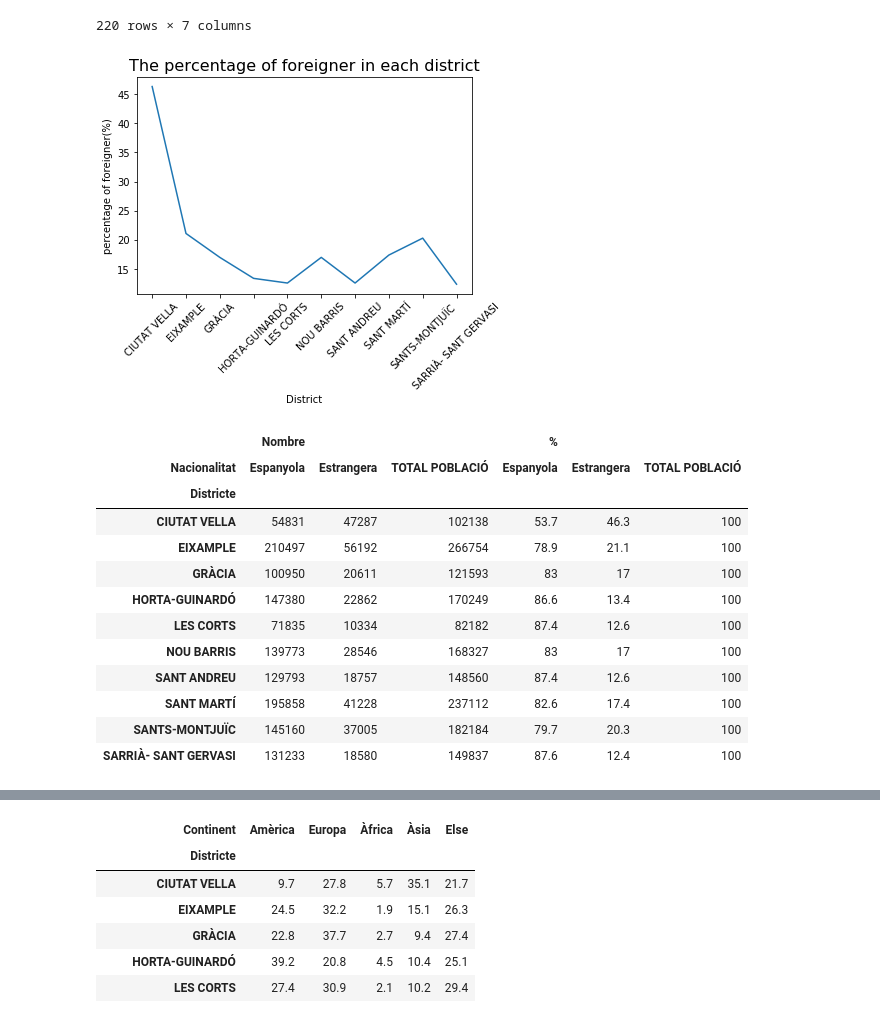
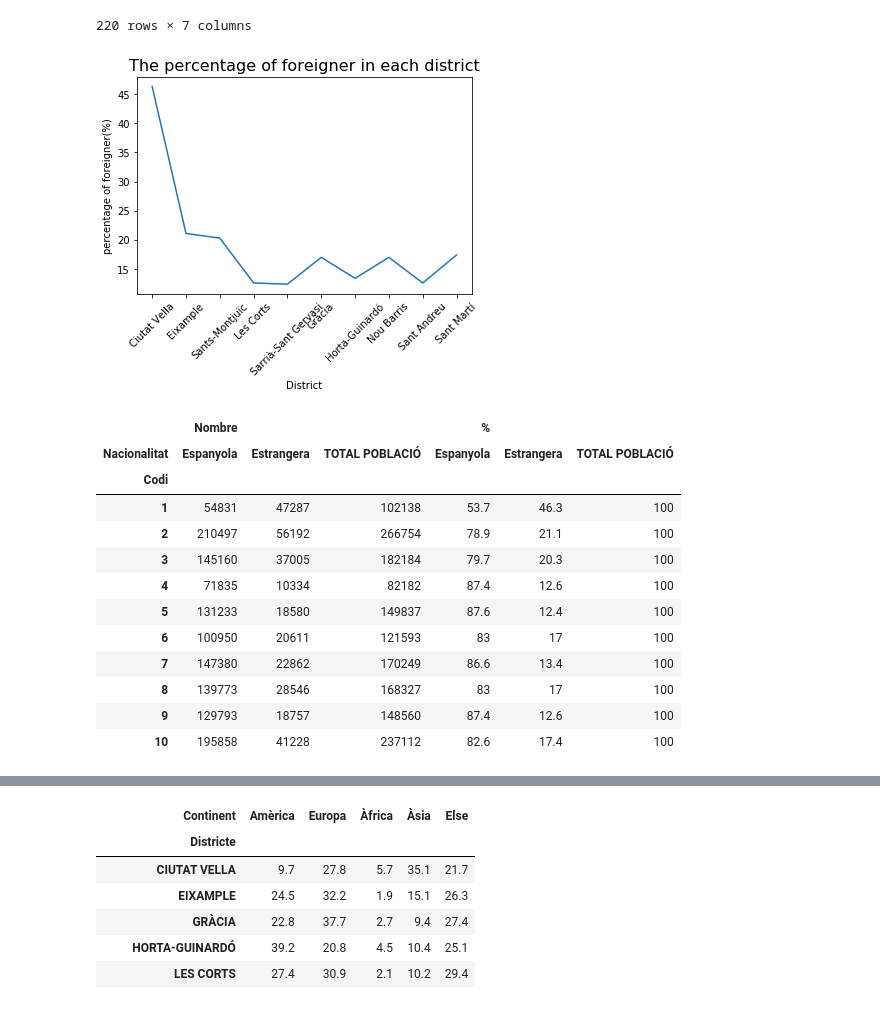
Before and after one commit to yuchiahung/Barcelona-data, a Jupyter notebook: Barcelona_data.ipynb, the cells around one changed output, grey strips where cells are left out. Cells and saved outputs as stored; diff of their text form; code cells hidden in the pictures.

```diff
--- a/Barcelona_data.ipynb
+++ b/Barcelona_data.ipynb
@@ -478,40 +478,40 @@ nacionalitat_distri_c
 # %%
 # load the data of the percentage of foreigner in each district
 estrangera = pd.read_csv('data/estrangera.csv')
 # delete the space in the data
 for i in range(len(estrangera)):
     for j in range(estrangera.shape[1]):
         if type(estrangera.iloc[i,j]) == str:
             estrangera.iloc[i,j] = " ".join(estrangera.iloc[i,j].split())
 # change the data type from str to float
 for i in range(len(estrangera)):
     for j in(3,4):
         estrangera.iloc[i,j] = float(estrangera.iloc[i,j])
 # pivot the dataframe
-estrangera = estrangera.pivot(index='Districte', columns='Nacionalitat', values=['Nombre', '%'])
+estrangera = estrangera.pivot(index='Codi', columns='Nacionalitat', values=['Nombre', '%'])
 # plot the percentage of foreigner in each district
-plt.plot(estrangera.index, estrangera[('%','Estrangera')])
+plt.plot(dist_barri.iloc[:,1], estrangera[('%','Estrangera')])
 plt.xticks(rotation = 45)
 plt.xlabel('District')
 plt.ylabel('percentage of foreigner(%)')
 plt.title('The percentage of foreigner in each district', fontsize=16)
 plt.show()
 estrangera
 # %% [output]
-[figure, old version]
+[figure, new version]
 |  | Nombre |  |  | % |  |  |
 | Nacionalitat | Espanyola | Estrangera | TOTAL POBLACIÓ | Espanyola | Estrangera | TOTAL POBLACIÓ |
-| Districte |  |  |  |  |  |  |
-| CIUTAT VELLA | 54831 | 47287 | 102138 | 53.7 | 46.3 | 100 |
-| EIXAMPLE | 210497 | 56192 | 266754 | 78.9 | 21.1 | 100 |
-| GRÀCIA | 100950 | 20611 | 121593 | 83 | 17 | 100 |
-| HORTA-GUINARDÓ | 147380 | 22862 | 170249 | 86.6 | 13.4 | 100 |
-| LES CORTS | 71835 | 10334 | 82182 | 87.4 | 12.6 | 100 |
-| NOU BARRIS | 139773 | 28546 | 168327 | 83 | 17 | 100 |
-| SANT ANDREU | 129793 | 18757 | 148560 | 87.4 | 12.6 | 100 |
-| SANT MARTÍ | 195858 | 41228 | 237112 | 82.6 | 17.4 | 100 |
-| SANTS-MONTJUÏC | 145160 | 37005 | 182184 | 79.7 | 20.3 | 100 |
-| SARRIÀ- SANT GERVASI | 131233 | 18580 | 149837 | 87.6 | 12.4 | 100 |
+| Codi |  |  |  |  |  |  |
+| 1 | 54831 | 47287 | 102138 | 53.7 | 46.3 | 100 |
+| 2 | 210497 | 56192 | 266754 | 78.9 | 21.1 | 100 |
+| 3 | 145160 | 37005 | 182184 | 79.7 | 20.3 | 100 |
+| 4 | 71835 | 10334 | 82182 | 87.4 | 12.6 | 100 |
+| 5 | 131233 | 18580 | 149837 | 87.6 | 12.4 | 100 |
+| 6 | 100950 | 20611 | 121593 | 83 | 17 | 100 |
+| 7 | 147380 | 22862 | 170249 | 86.6 | 13.4 | 100 |
+| 8 | 139773 | 28546 | 168327 | 83 | 17 | 100 |
+| 9 | 129793 | 18757 | 148560 | 87.4 | 12.6 | 100 |
+| 10 | 195858 | 41228 | 237112 | 82.6 | 17.4 | 100 |
 # %%
 # cleaning the data by region and continent
 nacionalitat_region = nacionalitat_distri_c.groupby(['Codi', 'Districte', 'Regio'])[['%']].sum()
```
Also changed, not shown: parts of 7 cells of this notebook, 2 other files.
